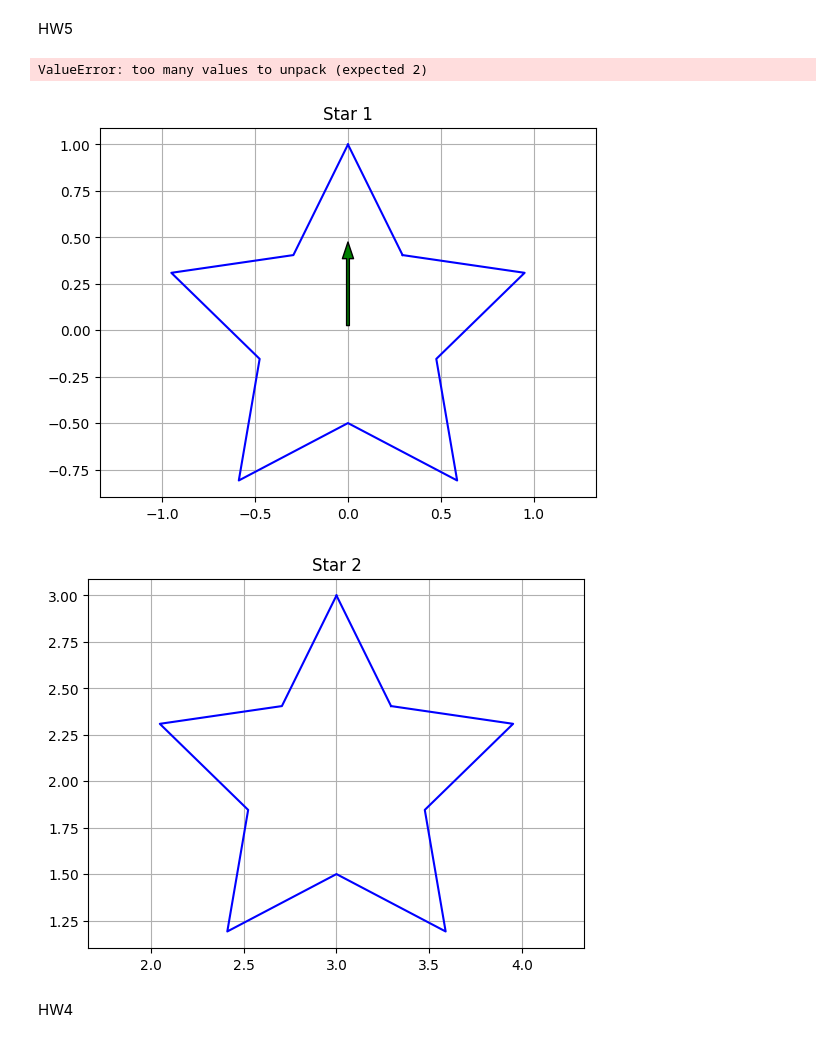
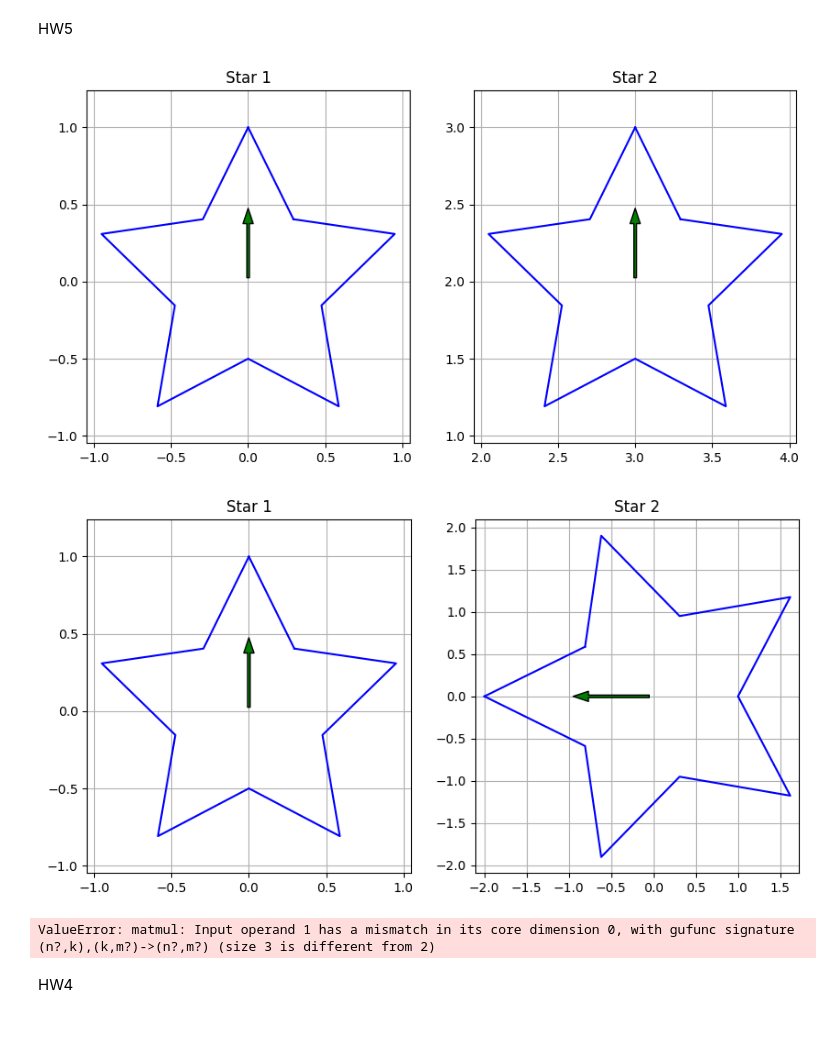
Before and after one commit to Cooper1217/BME3053C-Spring-2025, a Jupyter notebook: HW/All_HWs.ipynb, the cells around one changed output. Cells and saved outputs as stored; diff of their text form; code cells hidden in the pictures.

```diff
--- a/HW/All_HWs.ipynb
+++ b/HW/All_HWs.ipynb
@@ -104,18 +107,31 @@ def translate(tx, ty):
 # %%
 #translated up 2
-cell_three = generate_star(center=(0,0), num_points=5, outer_radius=1, inner_radius=0.5, homogeneous=False)
-#translated_cell_three = np.dot(cell_three, translate(3,2))
-cell_three_homogeneous = np.column_stack((cell_three, np.ones(cell_three.shape[0])))  # (N×3) ✅
-translation = translate(3,2)
-translated_cell_three = (translation @ cell_three_homogeneous.T).T
-fig, ax31 = plt.subplots()
-fig, ax32 = plt.subplots()
-plot_star(ax31, cell_three, "Star 1", False)
-plot_star(ax32, translated_cell_three,"Star 2", False)
+cell_three = generate_star(center=(0,0), num_points=5, outer_radius=1, inner_radius=0.5, homogeneous=True)
+
+translated_cell_three = translate_vertices(cell_three,3,2)
+
+
+plot_stars([cell_three, translated_cell_three])
 # %% [output]
-ValueError: too many values to unpack (expected 2)
-[figure, old version]
+[figure, new version]
-[figure, removed]
+# %%
+#rotated 90 degrees and scaled up by 2
+cell_four = generate_star(center=(0,0), num_points=5, outer_radius=1, inner_radius=0.5, homogeneous=True)
+rotated = rotate(90)
+scaled_by_2 = scale(2,2)
+new = rotated @ scaled_by_2   #this is the combining
+new_2 = (new @ cell_four.T).T
+plot_stars([cell_four, new_2])
+# %% [output]
+[figure, added]
+# %%
+#rotated
+cell_five = generate_star(center=(0,0), num_points=5, outer_radius=1, inner_radius=0.5, homogeneous=True)
+rotated = rotate_2d(45)
+rotated_cell_five = (rotated @ cell_five.T).T
+plot_stars([cell_five, rotated_cell_five])
+# %% [output]
+ValueError: matmul: Input operand 1 has a mismatch in its core dimension 0, with gufunc signature (n?,k),(k,m?)->(n?,m?) (size 3 is different from 2)
 # %% [markdown]
 HW4
 # %%
```
Also changed, not shown: parts of 1 cell of this notebook.
